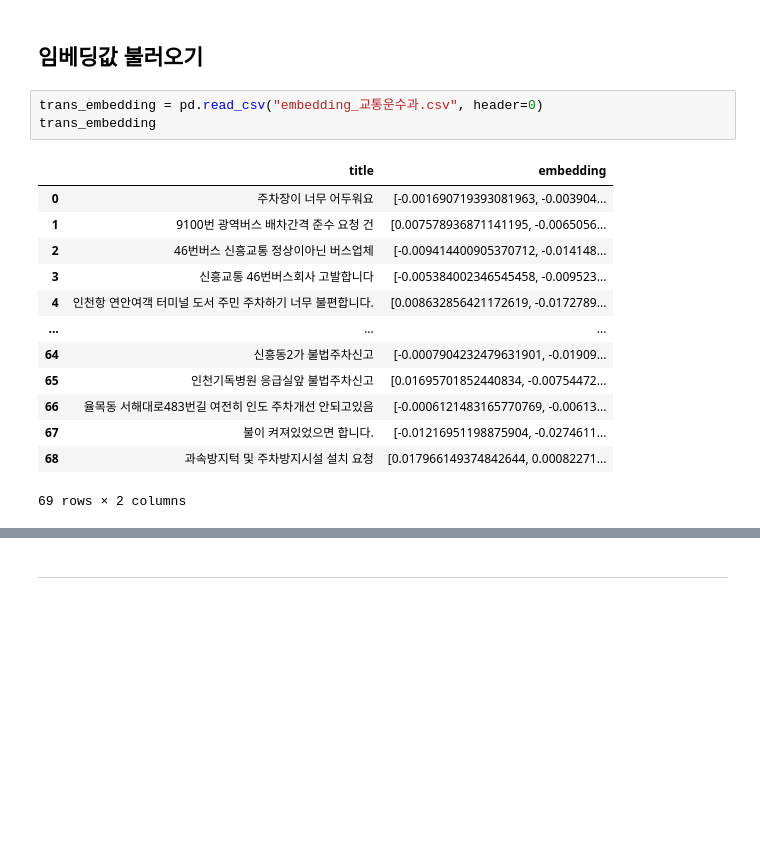
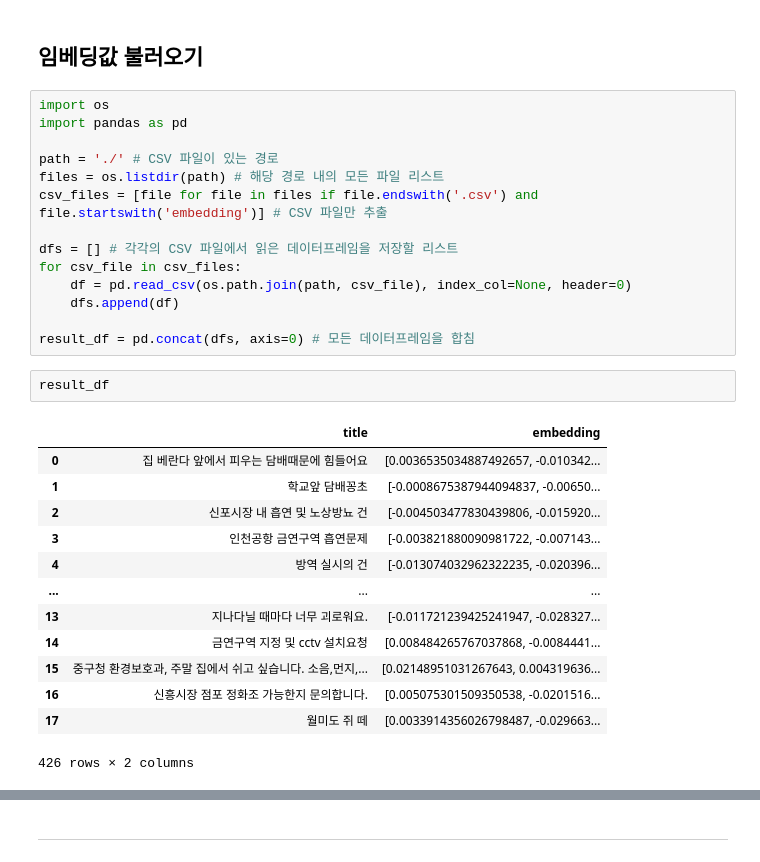
Before and after one commit to 2hy03/Civil_Complaint, a Jupyter notebook: gpt_test.ipynb, the cells around one changed output, grey strips where cells are left out. Cells and saved outputs as stored; diff of their text form; blank space fills up the shorter version.

Commit message:
embedding test

```diff
--- a/gpt_test.ipynb
+++ b/gpt_test.ipynb
@@ -250,22 +314,35 @@ embedding_df.to_csv("embedding_운서동.csv", encoding='utf-8-sig',mode='w',ind
 ---
 # %% [markdown]
 ## 임베딩값 불러오기
-# %%
-trans_embedding = pd.read_csv("embedding_교통운수과.csv", header=0)
-trans_embedding
-# %% [output]
-|  | title | embedding |
-| 0 | 주차장이 너무 어두워요 | [-0.001690719393081963, -0.003904... |
-| 1 | 9100번 광역버스 배차간격 준수 요청 건 | [0.007578936871141195, -0.0065056... |
-| 2 | 46번버스 신흥교통 정상이아닌 버스업체 | [-0.009414400905370712, -0.014148... |
-| 3 | 신흥교통 46번버스회사 고발합니다 | [-0.005384002346545458, -0.009523... |
-| 4 | 인천항 연안여객 터미널 도서 주민 주차하기 너무 불편합니다. | [0.008632856421172619, -0.0172789... |
-| ... | ... | ... |
-| 64 | 신흥동2가 불법주차신고 | [-0.0007904232479631901, -0.01909... |
-| 65 | 인천기독병원 응급실앞 불법주차신고 | [0.01695701852440834, -0.00754472... |
-| 66 | 율목동 서해대로483번길 여전히 인도 주차개선 안되고있음 | [-0.0006121483165770769, -0.00613... |
-| 67 | 불이 켜져있었으면 합니다. | [-0.01216951198875904, -0.0274611... |
-| 68 | 과속방지턱 및 주차방지시설 설치 요청 | [0.017966149374842644, 0.00082271... |
-69 rows × 2 columns
+# %%
+import os
+import pandas as pd
+
+path = './' # CSV 파일이 있는 경로
+files = os.listdir(path) # 해당 경로 내의 모든 파일 리스트
+csv_files = [file for file in files if file.endswith('.csv') and file.startswith('embedding')] # CSV 파일만 추출
+
+dfs = [] # 각각의 CSV 파일에서 읽은 데이터프레임을 저장할 리스트
+for csv_file in csv_files:
+    df = pd.read_csv(os.path.join(path, csv_file), index_col=None, header=0)
+    dfs.append(df)
+
+result_df = pd.concat(dfs, axis=0) # 모든 데이터프레임을 합침
+# %%
+result_df
+# %% [output]
+|  | title | embedding |
+| 0 | 집 베란다 앞에서 피우는 담배때문에 힘들어요 | [0.0036535034887492657, -0.010342... |
+| 1 | 학교앞 담배꽁초 | [-0.0008675387944094837, -0.00650... |
+| 2 | 신포시장 내 흡연 및 노상방뇨 건 | [-0.004503477830439806, -0.015920... |
+| 3 | 인천공항 금연구역 흡연문제 | [-0.003821880090981722, -0.007143... |
+| 4 | 방역 실시의 건 | [-0.013074032962322235, -0.020396... |
+| ... | ... | ... |
+| 13 | 지나다닐 때마다 너무 괴로워요. | [-0.011721239425241947, -0.028327... |
+| 14 | 금연구역 지정 및 cctv 설치요청 | [0.008484265767037868, -0.0084441... |
+| 15 | 중구청 환경보호과, 주말 집에서 쉬고 싶습니다. 소음,먼지,... | [0.02148951031267643, 0.004319636... |
+| 16 | 신흥시장 점포 정화조 가능한지 문의합니다. | [0.005075301509350538, -0.0201516... |
+| 17 | 월미도 쥐 떼 | [0.0033914356026798487, -0.029663... |
+426 rows × 2 columns
 # %%
 # 다시 df전의 원형으로 만들기
```
Also changed, not shown: parts of 66 cells of this notebook, 1 other file.
